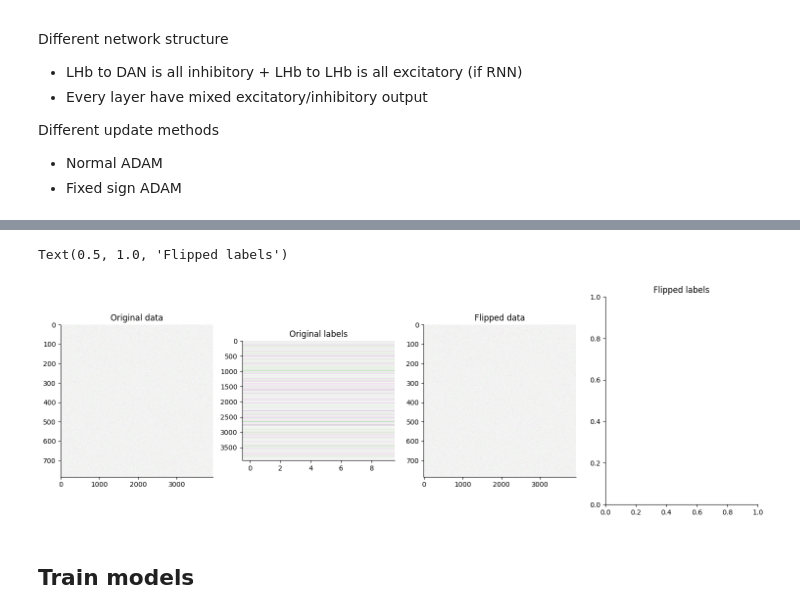
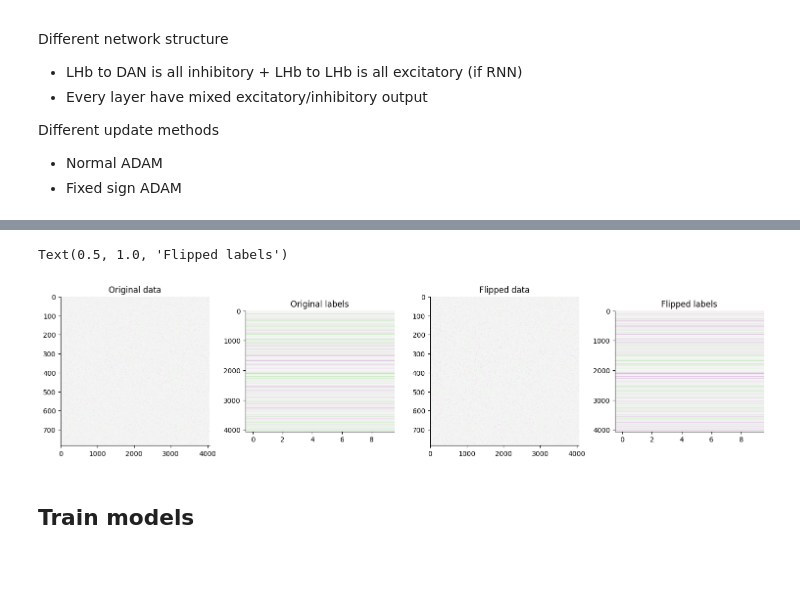
Before and after one commit to shunnnli/EP-LHb-model, a Jupyter notebook: models_Random.ipynb, the cells around one changed output, grey strips where cells are left out. Saved outputs shown, nothing was run; the diff lists cells and outputs as text; code cells hidden in the pictures; blank space fills up the shorter version.

```diff
--- a/models_Random.ipynb
+++ b/models_Random.ipynb
@@ -103,23 +103,23 @@ flip_loader = torch.utils.data.DataLoader(dataset=flip_dataset, batch_size=batch
 # %%
 # Plot training data and label
 fig, axs = plt.subplots(1,4, figsize=(15,5))
 
 im = axs[0].imshow(torch.t(train_data[flip_idx]), cmap='PRGn', aspect=train_data[flip_idx].shape[0]/train_data[flip_idx].shape[1])
 axs[0].set_title('Original data')
 
 if train_labels.ndim == 1: im = axs[1].imshow(train_labels[flip_idx][None], cmap='PRGn', aspect=train_labels.shape[0])
 else: im = axs[1].imshow(train_labels[flip_idx], cmap='PRGn', aspect=train_labels.shape[1]/train_labels.shape[0])
 axs[1].set_title('Original labels')
 
 im = axs[2].imshow(torch.t(train_data[flip_idx]), cmap='PRGn', aspect=train_data[flip_idx].shape[0]/train_data[flip_idx].shape[1])
 axs[2].set_title('Flipped data')
 
-if train_labels.ndim == 1: im = axs[1].imshow(train_labels_flipped[flip_idx][None], cmap='PRGn', aspect=train_labels.shape[0])
-else: im = axs[1].imshow(train_labels_flipped[flip_idx], cmap='PRGn', aspect=train_labels.shape[1]/train_labels.shape[0])
+if train_labels_flipped.ndim == 1: im = axs[3].imshow(train_labels_flipped[flip_idx][None], cmap='PRGn', aspect=train_labels_flipped.shape[0])
+else: im = axs[3].imshow(train_labels_flipped[flip_idx], cmap='PRGn', aspect=train_labels_flipped.shape[1]/train_labels_flipped.shape[0])
 axs[3].set_title('Flipped labels')
 # %% [output]
 Text(0.5, 1.0, 'Flipped labels')
-[figure, old version]
+[figure, new version]
 # %% [markdown]
 ## Train models
 # %%
```
Also changed, not shown: parts of 9 cells of this notebook, 3 other files.
